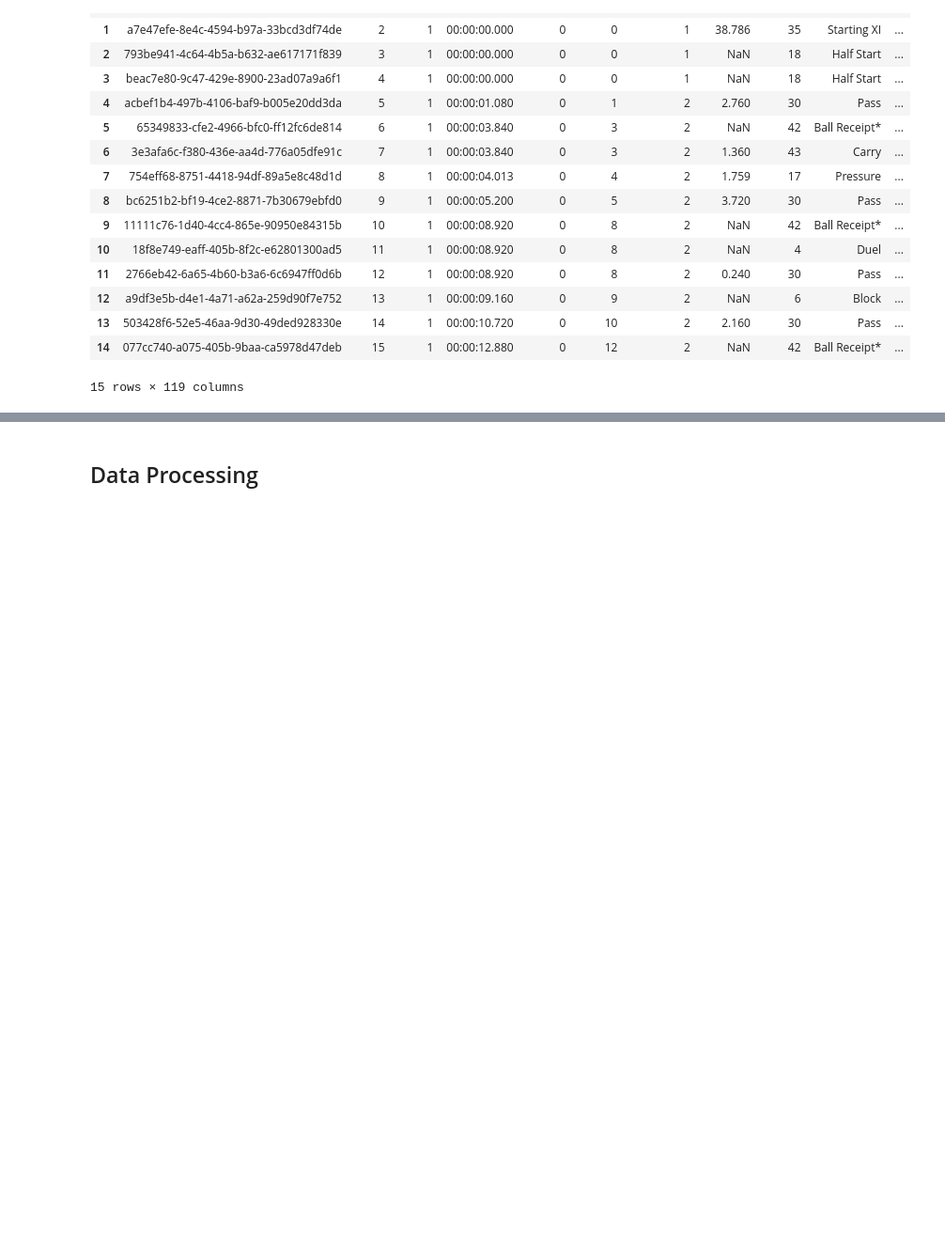
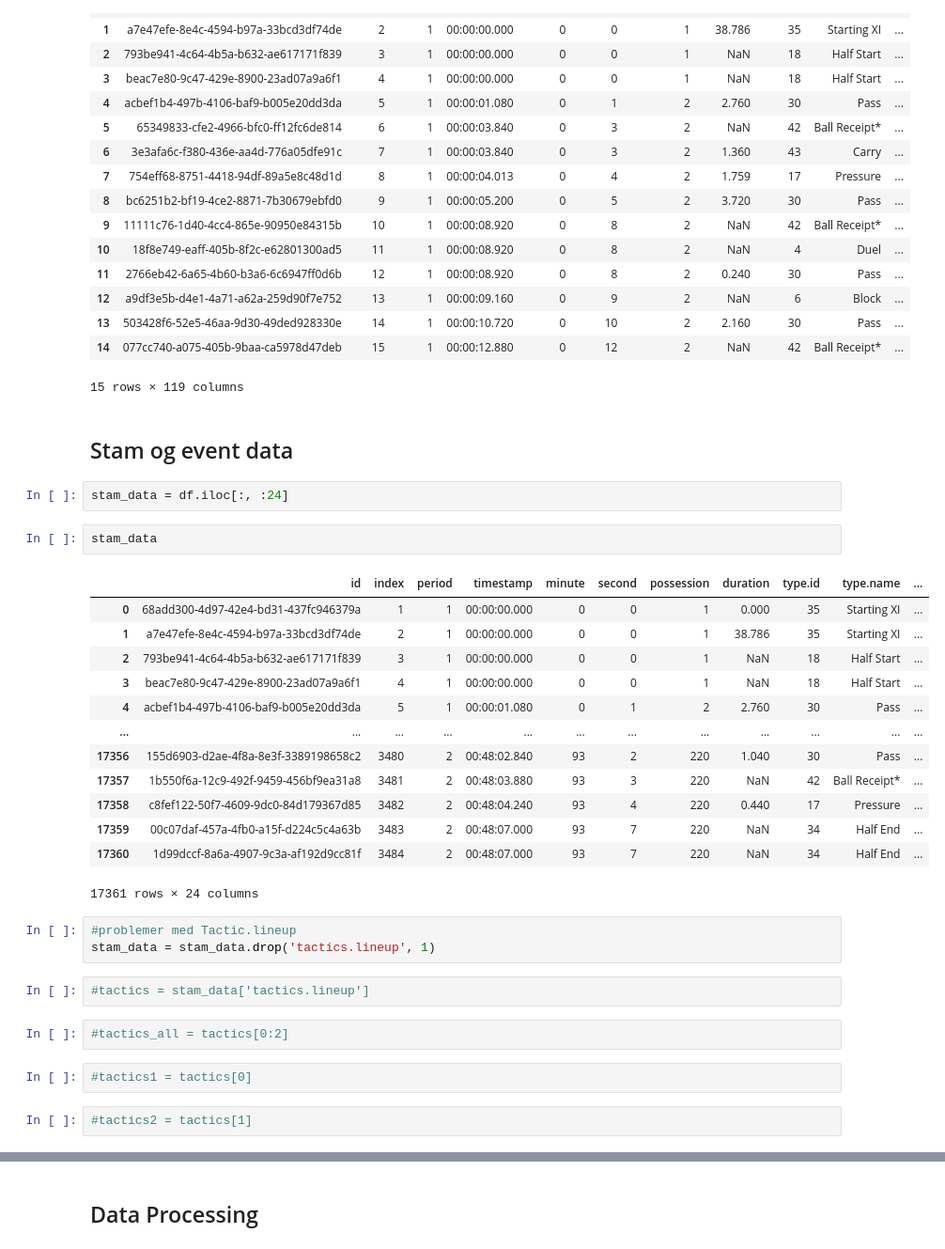
Before and after one commit to jonasfover/2-Semester-, a Jupyter notebook: football_champion_league.ipynb, the cells around one changed output, grey strips where cells are left out. Shown at 94% size. Saved outputs shown, nothing was run; the diff lists cells and outputs as text; blank space fills up the shorter version.

```diff
--- a/football_champion_league.ipynb
+++ b/football_champion_league.ipynb
@@ -137,3 +136,34 @@ df.head(15)
 | 13 | 503428f6-52e5-46aa-9d30-49ded928330e | 14 | 1 | 00:00:10.720 | 0 | 10 | 2 | 2.160 | 30 | Pass | ... |
 | 14 | 077cc740-a075-405b-9baa-ca5978d47deb | 15 | 1 | 00:00:12.880 | 0 | 12 | 2 | NaN | 42 | Ball Receipt* | ... |
 15 rows × 119 columns
+# %% [markdown]
+## Stam og event data
+# %%
+stam_data = df.iloc[:, :24]
+# %%
+stam_data
+# %% [output]
+|  | id | index | period | timestamp | minute | second | possession | duration | type.id | type.name | ... |
+| 0 | 68add300-4d97-42e4-bd31-437fc946379a | 1 | 1 | 00:00:00.000 | 0 | 0 | 1 | 0.000 | 35 | Starting XI | ... |
+| 1 | a7e47efe-8e4c-4594-b97a-33bcd3df74de | 2 | 1 | 00:00:00.000 | 0 | 0 | 1 | 38.786 | 35 | Starting XI | ... |
+| 2 | 793be941-4c64-4b5a-b632-ae617171f839 | 3 | 1 | 00:00:00.000 | 0 | 0 | 1 | NaN | 18 | Half Start | ... |
+| 3 | beac7e80-9c47-429e-8900-23ad07a9a6f1 | 4 | 1 | 00:00:00.000 | 0 | 0 | 1 | NaN | 18 | Half Start | ... |
+| 4 | acbef1b4-497b-4106-baf9-b005e20dd3da | 5 | 1 | 00:00:01.080 | 0 | 1 | 2 | 2.760 | 30 | Pass | ... |
+| ... | ... | ... | ... | ... | ... | ... | ... | ... | ... | ... | ... |
+| 17356 | 155d6903-d2ae-4f8a-8e3f-3389198658c2 | 3480 | 2 | 00:48:02.840 | 93 | 2 | 220 | 1.040 | 30 | Pass | ... |
+| 17357 | 1b550f6a-12c9-492f-9459-456bf9ea31a8 | 3481 | 2 | 00:48:03.880 | 93 | 3 | 220 | NaN | 42 | Ball Receipt* | ... |
+| 17358 | c8fef122-50f7-4609-9dc0-84d179367d85 | 3482 | 2 | 00:48:04.240 | 93 | 4 | 220 | 0.440 | 17 | Pressure | ... |
+| 17359 | 00c07daf-457a-4fb0-a15f-d224c5c4a63b | 3483 | 2 | 00:48:07.000 | 93 | 7 | 220 | NaN | 34 | Half End | ... |
+| 17360 | 1d99dccf-8a6a-4907-9c3a-af192d9cc81f | 3484 | 2 | 00:48:07.000 | 93 | 7 | 220 | NaN | 34 | Half End | ... |
+17361 rows × 24 columns
+# %%
+#problemer med Tactic.lineup
+stam_data = stam_data.drop('tactics.lineup', 1)
+# %%
+#tactics = stam_data['tactics.lineup']
+# %%
+#tactics_all = tactics[0:2]
+# %%
+#tactics1 = tactics[0]
+# %%
+#tactics2 = tactics[1]
```
Also changed, not shown: parts of 75 cells of this notebook.
